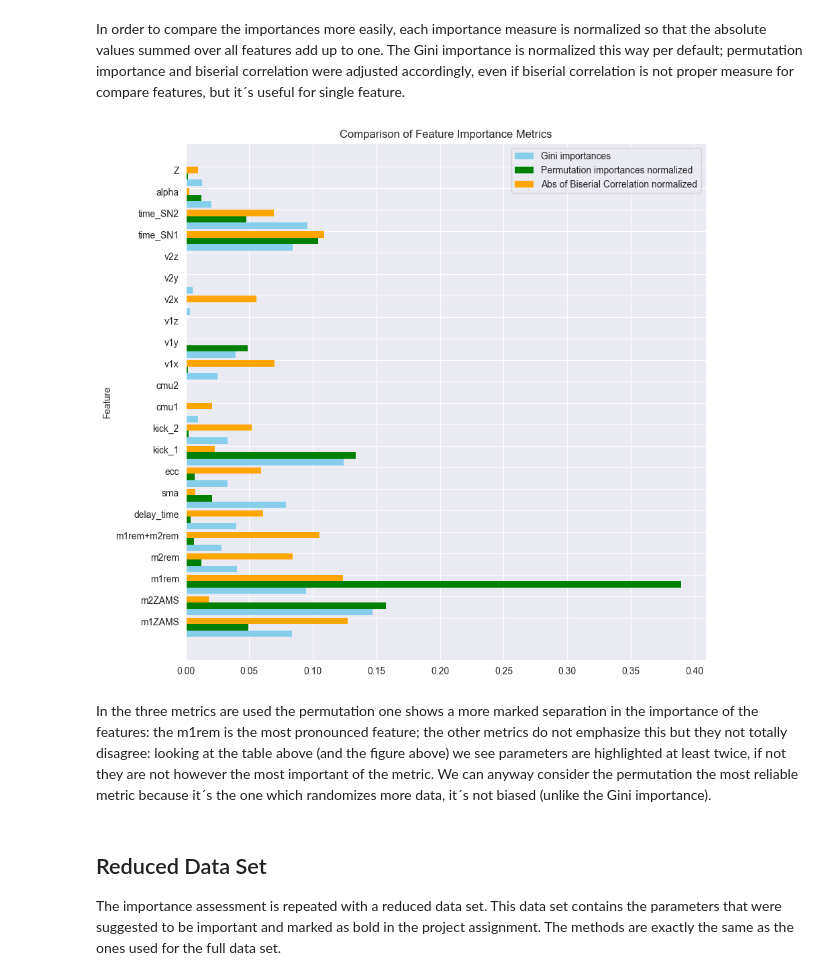
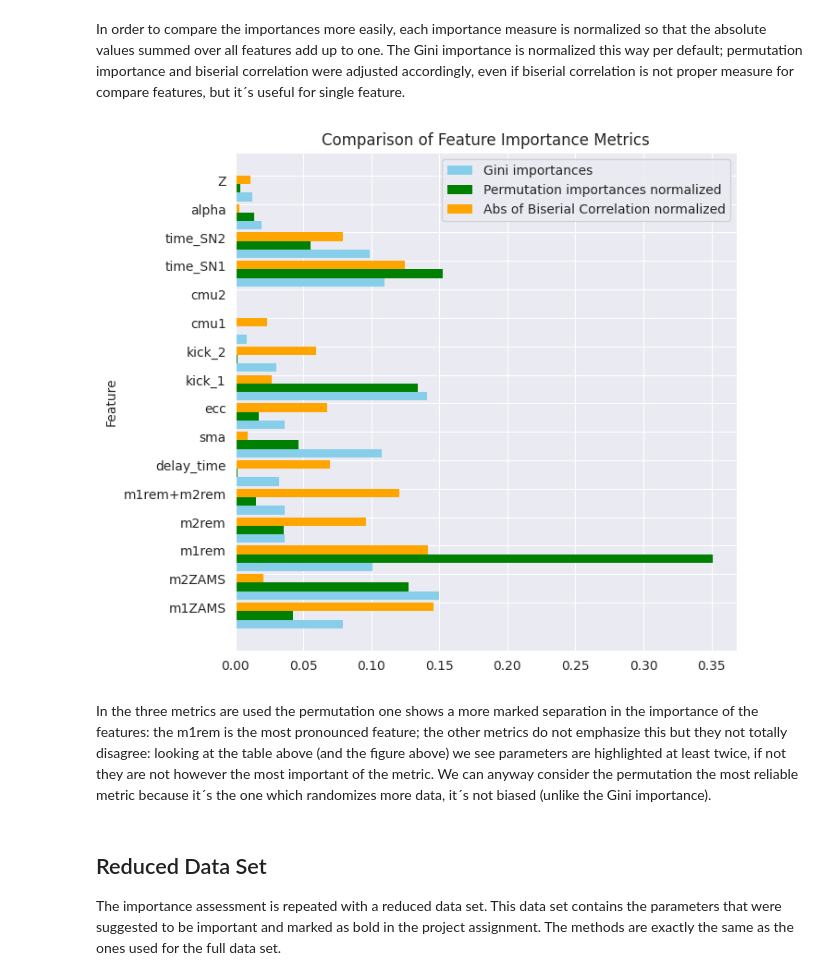
Before and after one commit to Giacomo-Menegatti/AstroLab, a Jupyter notebook: AstroLab_noisy.ipynb, the cells around one changed output. Cells and saved outputs as stored; diff of their text form; code cells hidden in the pictures.

```diff
--- a/AstroLab_noisy.ipynb
+++ b/AstroLab_noisy.ipynb
@@ -93,7 +88,8 @@ data["kick_1"], data["v1x"] =  data["v1x"], data["kick_1"]
 data["kick_2"], data["v2x"] =  data["v2x"], data["kick_2"]
 
 # Drop the ID column
-data = data.drop(columns="ID")
+data = data.drop(columns=["ID","v1x","v1y","v1z","v2x","v2y","v2z"]) #We drop velocities due to
+#instructions given by prof. Iorio
 
 print('Data columns: \n ', data.columns.values)
 data.reset_index(drop=True,inplace=True)
@@ -317,23 +362,0 @@ In this part of the analysis we add a column of pure noise to have a reference i
-# %%
-X_noise = X.copy()
-X_noise['noise'] = np.random.normal(0, 1, size = N_data)
-
-# split data into training and test set (10% to 90%)
-X_train_noisy, X_test_noisy, y_train, y_test = train_test_split(X_noise, y, stratify=y, test_size=0.9, random_state=100)
-
-# initialise random forest classifier
-# using n_jobs=-1 to run parallel jobs using all processors
-clf_noisy = RandomForestClassifier(random_state=0, n_jobs=-1)
-
-# train random forest
-# time the process
-ts = time.time()
-clf_noisy.fit(X_train_noisy, y_train)
-print("Training time: %.2f s"%(time.time()-ts))
-
-# evaluate training & test accuracy
-train_acc = clf_noisy.score(X_train_noisy, y_train)
-test_acc = clf_noisy.score(X_test_noisy, y_test)
-print("Training accuracy: ", train_acc)
-print("Test accuracy: ", test_acc)
-show_confusion_matrix(y_test, clf_noisy.predict(X_test_noisy), perc=True)
@@ -424,27 +456,26 @@ In order to compare the importances more easily, each importance measure is norm
 # %%
 # plotting the normalized importances
 bar_width = 0.3
-fig, ax = plt.subplots(figsize=(10, 10))
+fig, ax = plt.subplots(figsize=(7, 7))
 
 index = np.arange(len(correlation_df))
 
 ax.barh(index, importances['gini'], color='skyblue', height=bar_width, label='Gini importances',edgecolor='none')
 ax.barh(index + bar_width, np.abs(importances['permutation'])/np.abs(importances['permutation']).sum(), color='green', height=bar_width, label='Permutation importances normalized',edgecolor='none')
 ax.barh(index+2*bar_width, np.abs(correlation_df.iloc[:,0])/np.abs(correlation_df.iloc[:,0]).sum(), color='orange', height=bar_width, label='Abs of Biserial Correlation normalized',edgecolor='none')
 
 ax.set_yticks(index+5/2*bar_width)
 ax.set_yticklabels(correlation_df.index, va='top')
 
 ax.set_ylabel('Feature')
 ax.set_title('Comparison of Feature Importance Metrics')
 
 ax.legend()
 plt.show()
 # %% [output]
-[figure, old version]
+[figure, new version]
 # %% [markdown]
-In the three metrics are used the permutation one shows a more marked separation in the importance of the features: the m1rem is the most pronounced feature; the other metrics do not emphasize this but they not totally disagree: looking at the table above (and the figure above) we see parameters are highlighted at least twice, if not they are not however the most important of the metric.
-We can anyway consider the permutation the most reliable metric because it´s the one which randomizes more data, it´s not biased (unlike the Gini importance).
+In the three metrics are used the permutation one shows a more marked separation in the importance of the features: the m1rem is the most pronounced feature; the other metrics do not emphasize this but they not totally disagree: looking at the table above (and the figure above) we see parameters are highlighted at least twice, if not they are not however the most important of the metric. We can anyway consider the permutation the most reliable metric because it´s the one which randomizes more data, it´s not biased (unlike the Gini importance).
 # %% [markdown]
 ## Reduced Data Set
 
```
Also changed, not shown: parts of 32 cells of this notebook.
